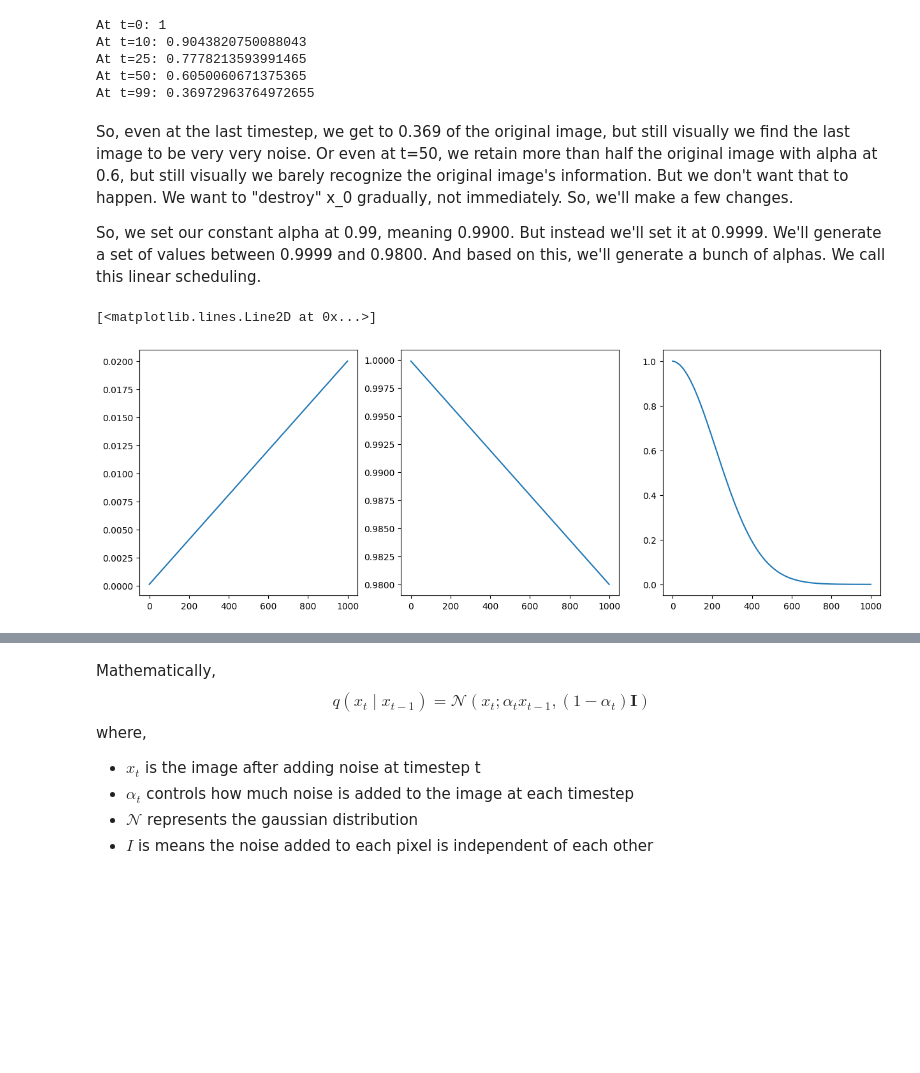
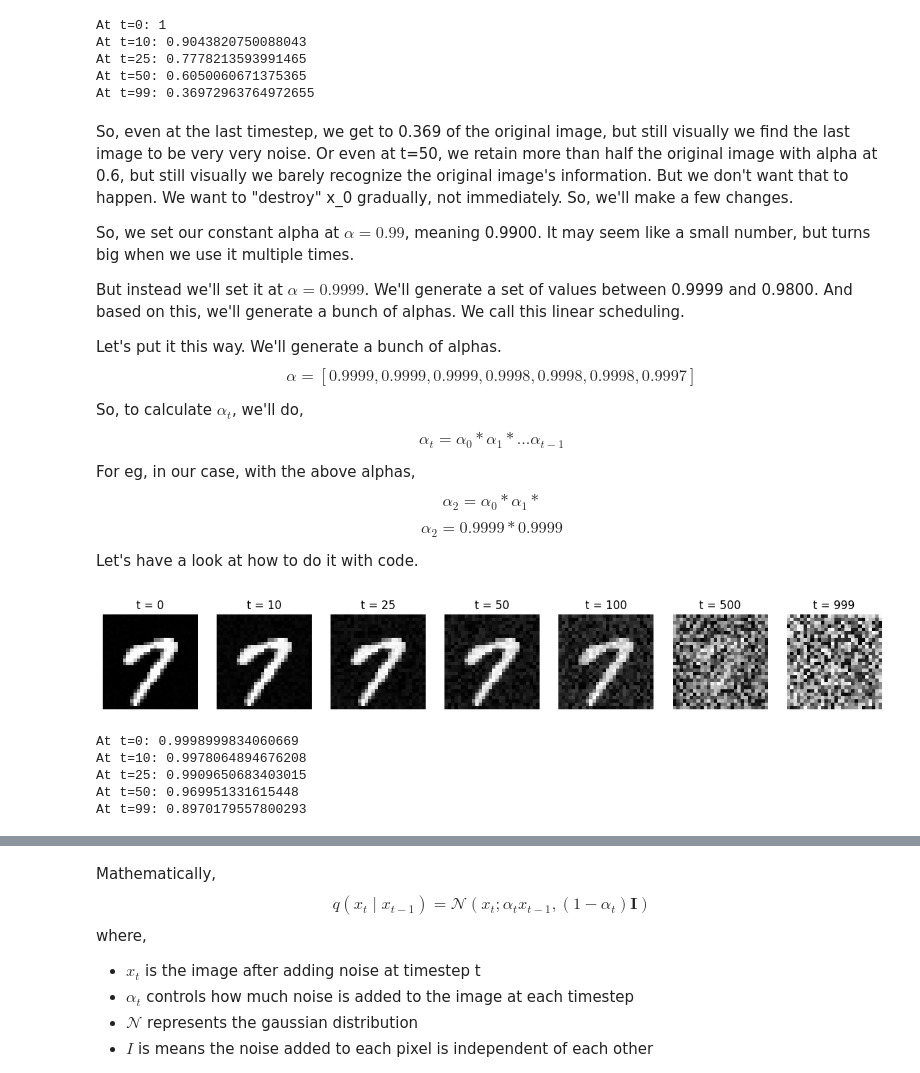
Before and after one commit to phospheneai/intro-to-diffusion-models, a Jupyter notebook: 1- Basics of diffusion.ipynb, the cells around one changed output, grey strips where cells are left out. Cells and saved outputs as stored; diff of their text form; code cells hidden in the pictures; blank space fills up the shorter version.

Commit message:
Completed Linear Scheduler

```diff
--- a/1- Basics of diffusion.ipynb
+++ b/1- Basics of diffusion.ipynb
@@ -273,17 +273,51 @@ At t=99: 0.36972963764972655
 # %% [markdown]
 So, even at the last timestep, we get to 0.369 of the original image, but still visually we find the last image to be very very noise. Or even at t=50, we retain more than half the original image with alpha at 0.6, but still visually we barely recognize the original image's information. But we don't want that to happen. We want to "destroy" x_0 gradually, not immediately. So, we'll make a few changes.
 
-So, we set our constant alpha at 0.99, meaning 0.9900. But instead we'll set it at 0.9999. We'll generate a set of values between 0.9999 and 0.9800. And based on this, we'll generate a bunch of alphas. We call this linear scheduling.
+So, we set our constant alpha at $\alpha=0.99$, meaning 0.9900. It may seem like a small number, but turns big when we use it multiple times.
+
+But instead we'll set it at $\alpha=0.9999$. We'll generate a set of values between 0.9999 and 0.9800. And based on this, we'll generate a bunch of alphas. We call this linear scheduling.
+
+Let's put it this way. We'll generate a bunch of alphas. $$\alpha = [0.9999, 0.9999, 0.9999, 0.9998, 0.9998, 0.9998, 0.9997]$$
+
+So, to calculate $\alpha_t$, we'll do, $$\alpha_t = \alpha_0 * \alpha_1 * ... \alpha_{t-1}$$
+
+For eg, in our case, with the above alphas, $$\alpha_2 = \alpha_0 * \alpha_1 * $$ $$\alpha_2 = 0.9999 * 0.9999$$
+
+Let's have a look at how to do it with code.
 # %%
 T = 1000 #Number of timesteps
 beta = torch.linspace(0.0001, 0.02, T)
 alphas = 1- beta
 alpha_bars = torch.cumprod(alphas, dim=0)
 
-fig, axs = plt.subplots(1, 3, figsize=(15, 5))
-axs[0].plot(beta)
-axs[1].plot(alphas)
-axs[2].plot(alpha_bars)
+def add_noise(x_0, t, alphas, alpha_bars):
+    noise = torch.rand_like(x_0)
+
+    alpha_bar_t = alpha_bars[t].view(-1, 1, 1, 1)
+
+    x_t = torch.sqrt(alpha_bar_t) * x_0 + torch.sqrt(1 - alpha_bar_t) * noise
+    return x_t, noise
+
+timesteps = [0, 10, 25, 50, 100, 500, 999]
+
+fig, axs = plt.subplots(1, len(timesteps), figsize=(15, 5))
+sample_image = x_0.unsqueeze(0)
+for i, t in enumerate(timesteps):
+    noisy_image, noise = add_noise(sample_image, t, alphas, alpha_bars)
+    axs[i].imshow(noisy_image.cpu().squeeze(), cmap="gray")
+    axs[i].set_title(f"t = {t}")
+    axs[i].axis("off")
 # %% [output]
-[<matplotlib.lines.Line2D at 0x...>]
-[figure, old version]
+[figure, new version]
+# %%
+print(f'At t=0: {alpha_bars[0].item()}')
+print(f'At t=10: {alpha_bars[10].item()}')
+print(f'At t=25: {alpha_bars[25].item()}')
+print(f'At t=50: {alpha_bars[50].item()}')
+print(f'At t=99: {alpha_bars[99].item()}')
+# %% [output]
+At t=0: 0.9998999834060669
+At t=10: 0.9978064894676208
+At t=25: 0.9909650683403015
+At t=50: 0.969951331615448
+At t=99: 0.8970179557800293
```
Also changed, not shown: parts of 11 cells of this notebook.
